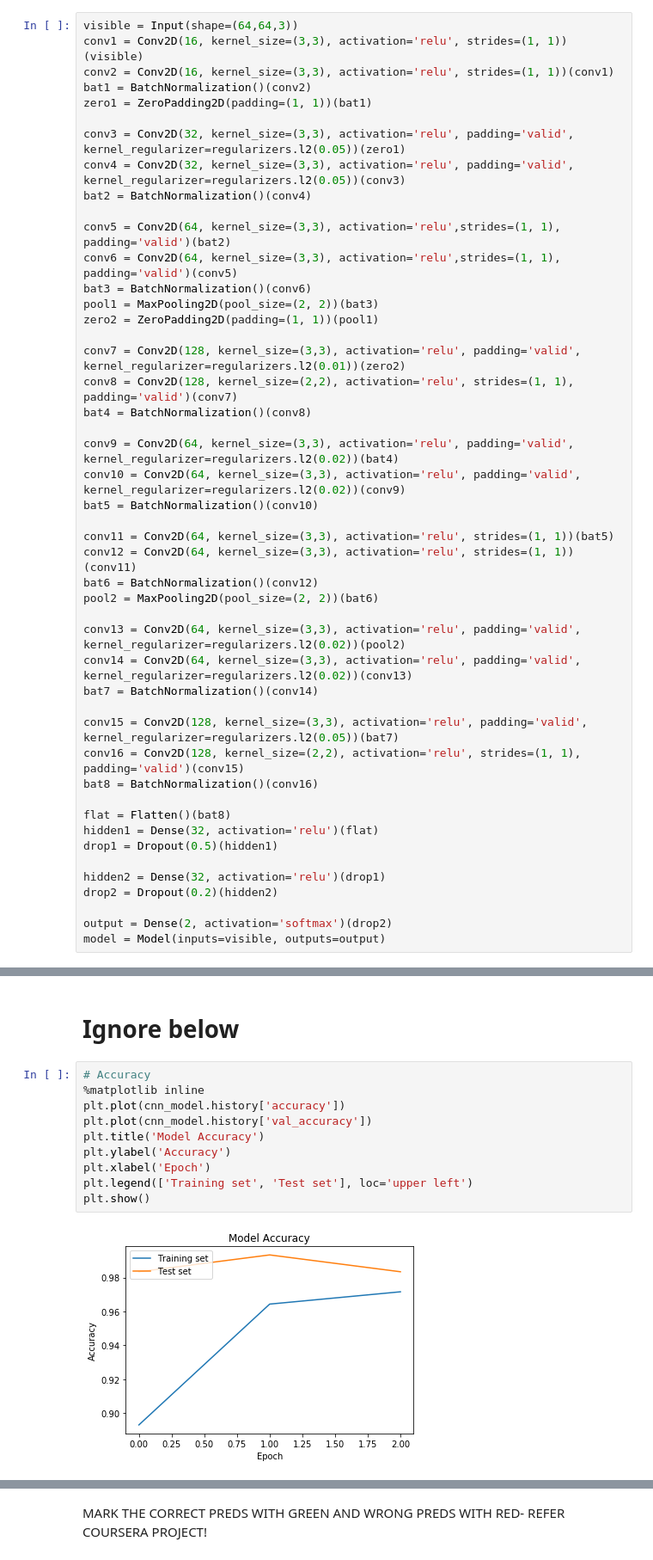
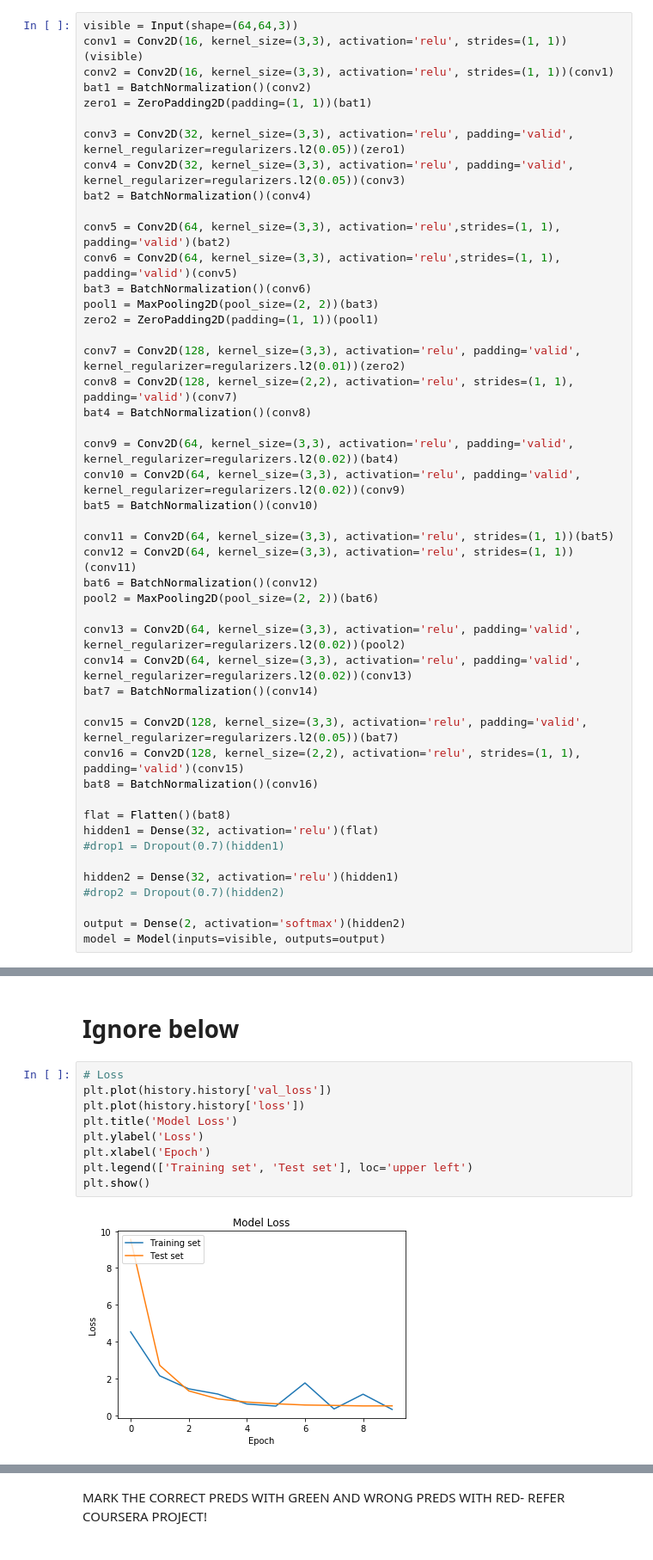
Before and after one commit to sajithgowthaman/Final-Capstone-Thinkful-COVID-19-, a Jupyter notebook: FINAL PROJECT IMG.ipynb, the cells around one changed output, grey strips where cells are left out. Shown at 86% size. Cells and saved outputs as stored; diff of their text form.

```diff
--- a/FINAL PROJECT IMG.ipynb
+++ b/FINAL PROJECT IMG.ipynb
@@ -295,12 +295,12 @@ bat8 = BatchNormalization()(conv16)
 
 flat = Flatten()(bat8)
 hidden1 = Dense(32, activation='relu')(flat)
-drop1 = Dropout(0.5)(hidden1)
+#drop1 = Dropout(0.7)(hidden1)
 
-hidden2 = Dense(32, activation='relu')(drop1)
-drop2 = Dropout(0.2)(hidden2)
+hidden2 = Dense(32, activation='relu')(hidden1)
+#drop2 = Dropout(0.7)(hidden2)
 
-output = Dense(2, activation='softmax')(drop2)
+output = Dense(2, activation='softmax')(hidden2)
 model = Model(inputs=visible, outputs=output)
 # %%
 opt = optimizers.SGD(lr=0.01, decay=1e-6, momentum=0.9, nesterov=True)
@@ -559,14 +584,13 @@ Precision of the model is 0.00
 # %% [markdown]
 # Ignore below
 # %%
-# Accuracy
-%matplotlib inline
-plt.plot(cnn_model.history['accuracy'])
-plt.plot(cnn_model.history['val_accuracy'])
-plt.title('Model Accuracy')
-plt.ylabel('Accuracy')
+# Loss
+plt.plot(history.history['val_loss'])
+plt.plot(history.history['loss'])
+plt.title('Model Loss')
+plt.ylabel('Loss')
 plt.xlabel('Epoch')
 plt.legend(['Training set', 'Test set'], loc='upper left')
 plt.show()
 # %% [output]
-[figure, old version]
+[figure, new version]
```
Also changed, not shown: parts of 27 cells of this notebook.
